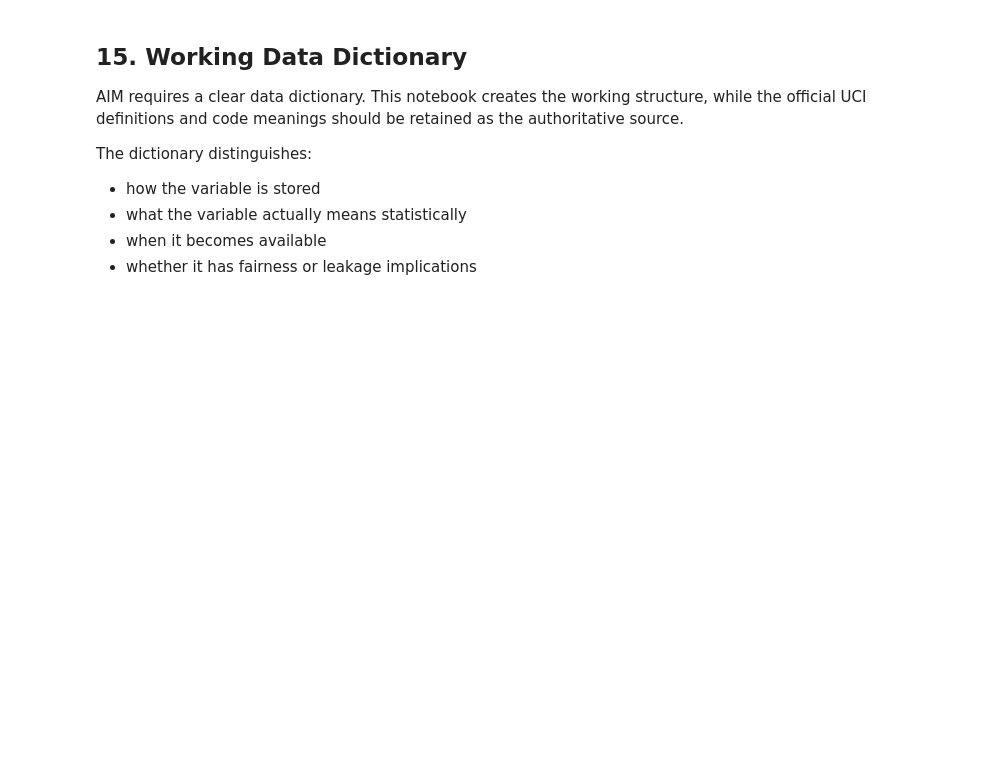
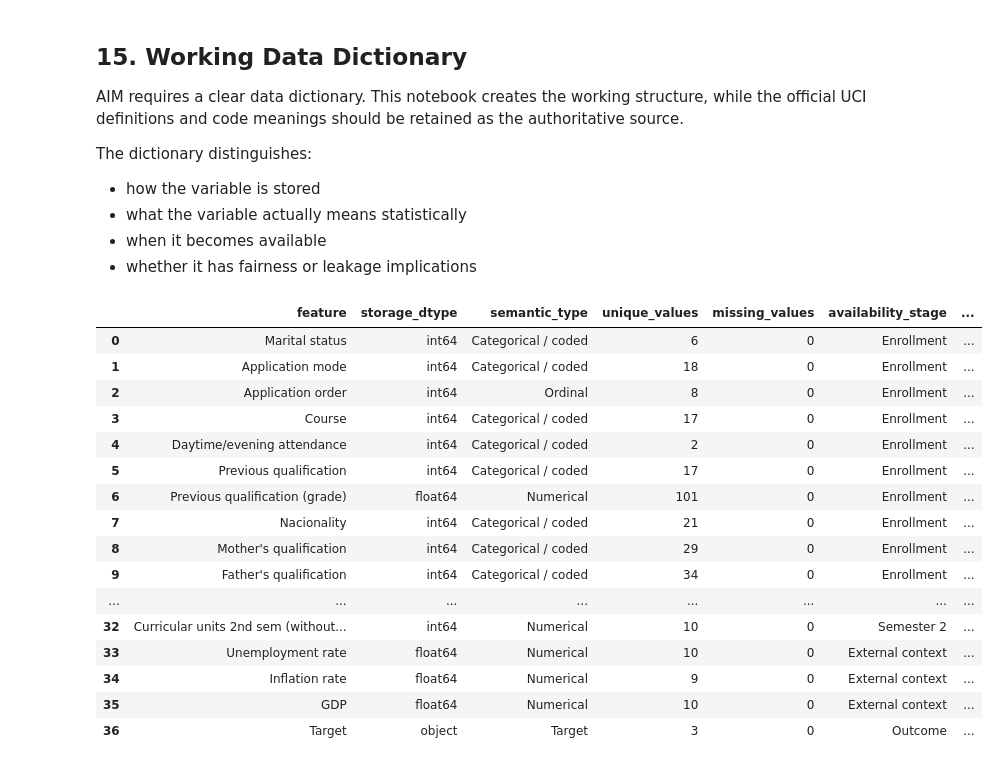
Before and after one commit to rayvaril/student-dropout-capstone, a Jupyter notebook: notebooks/01_dataset_assessment.ipynb, the cells around one changed output. Cells and saved outputs as stored; diff of their text form; code cells hidden in the pictures; blank space fills up the shorter version.

```diff
--- a/notebooks/01_dataset_assessment.ipynb
+++ b/notebooks/01_dataset_assessment.ipynb
@@ -203,15 +319,25 @@ quality_checks = []
 
 for col in df.columns:
     nunique = df[col].nunique(dropna=False)
-    most_common_share = df[col].value_counts(normalize=True, dropna=False).iloc[0]
+    most_common_share = df[col].value_counts(
+        normalize=True,
+        dropna=False
+    ).iloc[0]
+
+    semantic_type = infer_semantic_type(col)
 
     quality_checks.append({
-        "feature": col,
+        "feature": clean_feature_name(col),
+        "semantic_type": semantic_type,
         "unique_values": nunique,
         "constant": nunique == 1,
         "near_constant_95pct": most_common_share >= 0.95,
-        "high_cardinality_gt_50": nunique > 50
+        "high_cardinality_categorical": (
+            semantic_type == "Categorical / coded"
+            and nunique > 50
+        )
     })
 
 quality_summary = pd.DataFrame(quality_checks)
+
 quality_summary
@@ -383,20 +723,45 @@ The dictionary distinguishes:
 - when it becomes available
 - whether it has fairness or leakage implications
 # %%
-data_dictionary = pd.DataFrame({
-    "feature": df.columns,
-    "storage_dtype": [str(df[col].dtype) for col in df.columns],
-    "semantic_type": [infer_semantic_type(col) for col in df.columns],
-    "unique_values": [df[col].nunique(dropna=False) for col in df.columns],
-    "missing_values": [df[col].isna().sum() for col in df.columns],
-    "availability_stage": [infer_availability_stage(col) for col in df.columns],
-    "fairness_relevance": [
-        fairness_candidates.get(col, "")
-        for col in df.columns
-    ],
-    "leakage_review": [leakage_flag(col) for col in df.columns],
-    "official_definition_or_codes": "",
-    "modeling_decision": ""
-})
+data_dictionary_rows = []
+
+for col in df.columns:
+    clean_col = clean_feature_name(col)
+    enroll_ok, sem1_ok, timing_note = model_eligibility(col)
+
+    data_dictionary_rows.append({
+        "feature": clean_col,
+        "storage_dtype": str(df[col].dtype),
+        "semantic_type": infer_semantic_type(col),
+        "unique_values": df[col].nunique(dropna=False),
+        "missing_values": df[col].isna().sum(),
+        "availability_stage": infer_availability_stage(col),
+        "eligible_enrollment_model": enroll_ok,
+        "eligible_sem1_model": sem1_ok,
+        "fairness_relevance": fairness_candidates.get(clean_col, ""),
+        "timing_review": timing_note,
+        "official_definition_or_codes": "",
+        "modeling_decision": ""
+    })
+
+data_dictionary = pd.DataFrame(data_dictionary_rows)
 
 data_dictionary
+# %% [output]
+|  | feature | storage_dtype | semantic_type | unique_values | missing_values | availability_stage | ... |
+| 0 | Marital status | int64 | Categorical / coded | 6 | 0 | Enrollment | ... |
+| 1 | Application mode | int64 | Categorical / coded | 18 | 0 | Enrollment | ... |
+| 2 | Application order | int64 | Ordinal | 8 | 0 | Enrollment | ... |
+| 3 | Course | int64 | Categorical / coded | 17 | 0 | Enrollment | ... |
+| 4 | Daytime/evening attendance | int64 | Categorical / coded | 2 | 0 | Enrollment | ... |
+| 5 | Previous qualification | int64 | Categorical / coded | 17 | 0 | Enrollment | ... |
+| 6 | Previous qualification (grade) | float64 | Numerical | 101 | 0 | Enrollment | ... |
+| 7 | Nacionality | int64 | Categorical / coded | 21 | 0 | Enrollment | ... |
+| 8 | Mother's qualification | int64 | Categorical / coded | 29 | 0 | Enrollment | ... |
+| 9 | Father's qualification | int64 | Categorical / coded | 34 | 0 | Enrollment | ... |
+| ... | ... | ... | ... | ... | ... | ... | ... |
+| 32 | Curricular units 2nd sem (without... | int64 | Numerical | 10 | 0 | Semester 2 | ... |
+| 33 | Unemployment rate | float64 | Numerical | 10 | 0 | External context | ... |
+| 34 | Inflation rate | float64 | Numerical | 9 | 0 | External context | ... |
+| 35 | GDP | float64 | Numerical | 10 | 0 | External context | ... |
+| 36 | Target | object | Target | 3 | 0 | Outcome | ... |
```
Also changed, not shown: parts of 41 cells of this notebook.
